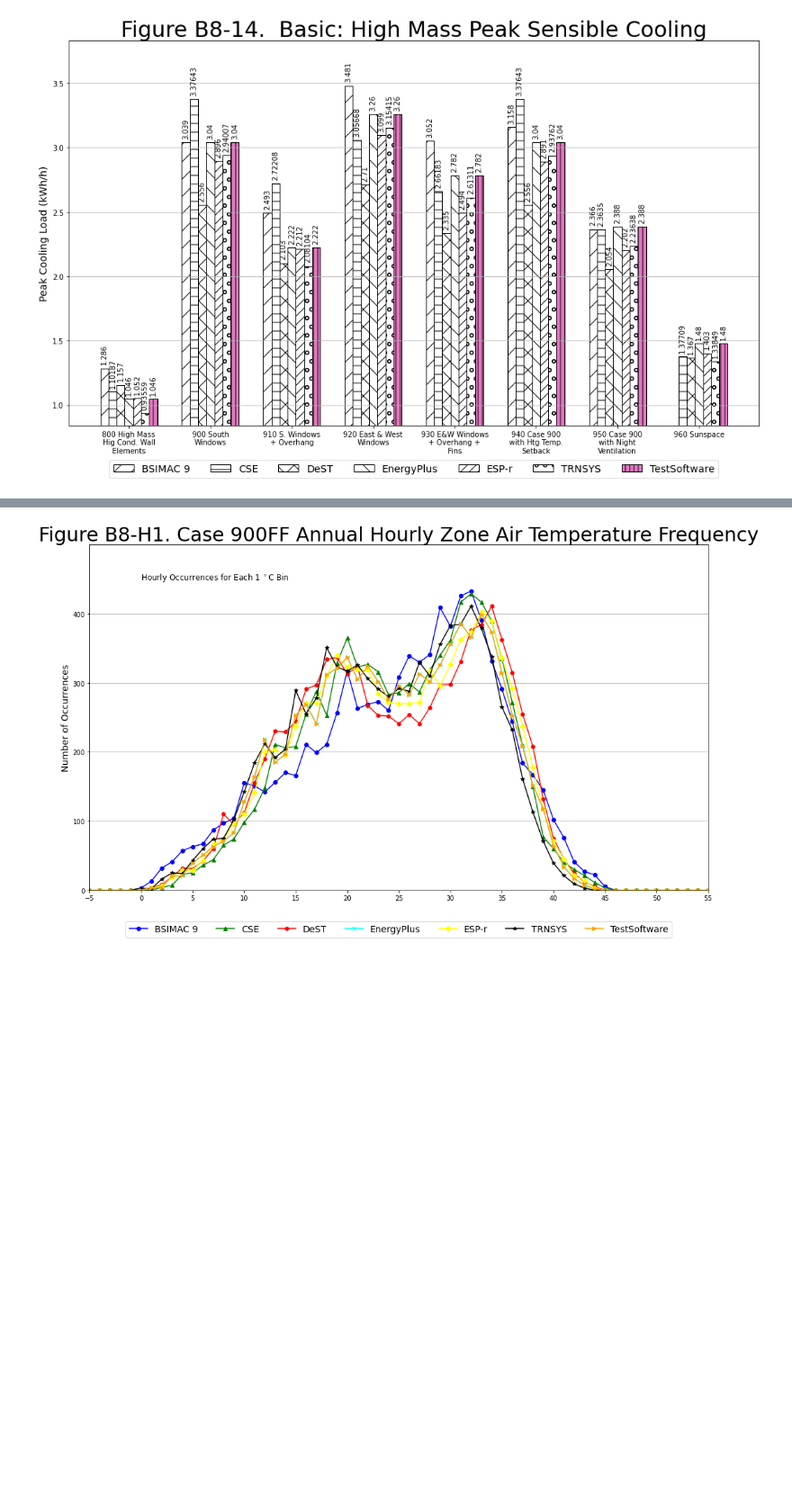
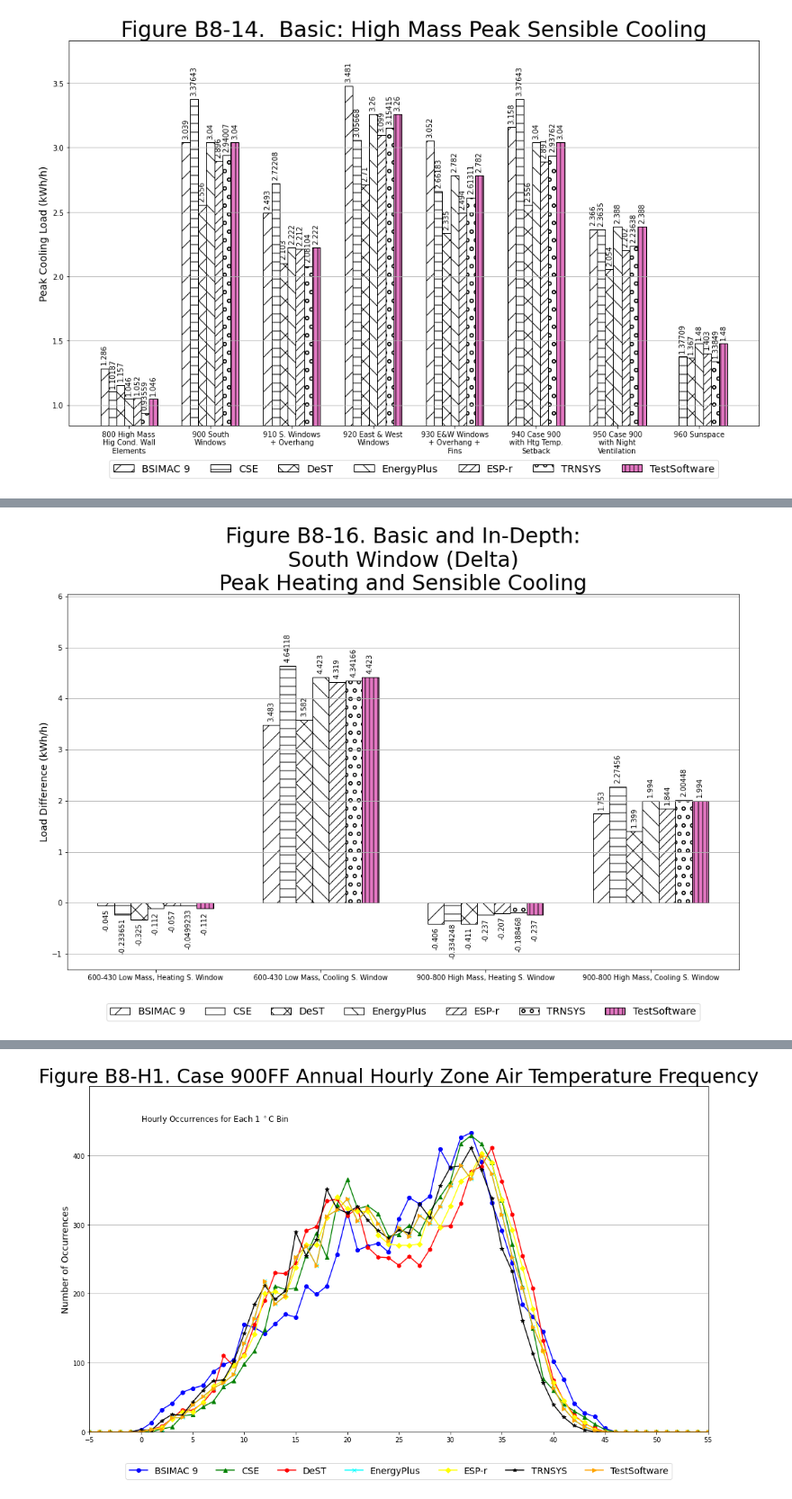
Before and after one commit to JasonGlazer/ashrae-140-automation, a Jupyter notebook: rendered/base/RESULTS5-2A.ipynb, the cells around one changed output, grey strips where cells are left out. Shown at 90% size. Saved outputs shown, nothing was run; the diff lists cells and outputs as text; code cells hidden in the pictures; blank space fills up the shorter version.

```diff
--- a/rendered/base/RESULTS5-2A.ipynb
+++ b/rendered/base/RESULTS5-2A.ipynb
@@ -125,3 +130,8 @@ plt.show();
+# %%
+gr.render_section_5_2a_figure_b_8_16()
+plt.show();
+# %% [output]
+[figure, added]
 # %%
 gr.render_section_5_2a_figure_b8_17()
 plt.show();
```
Also changed, not shown: parts of 2 cells of this notebook, 7 other files.
